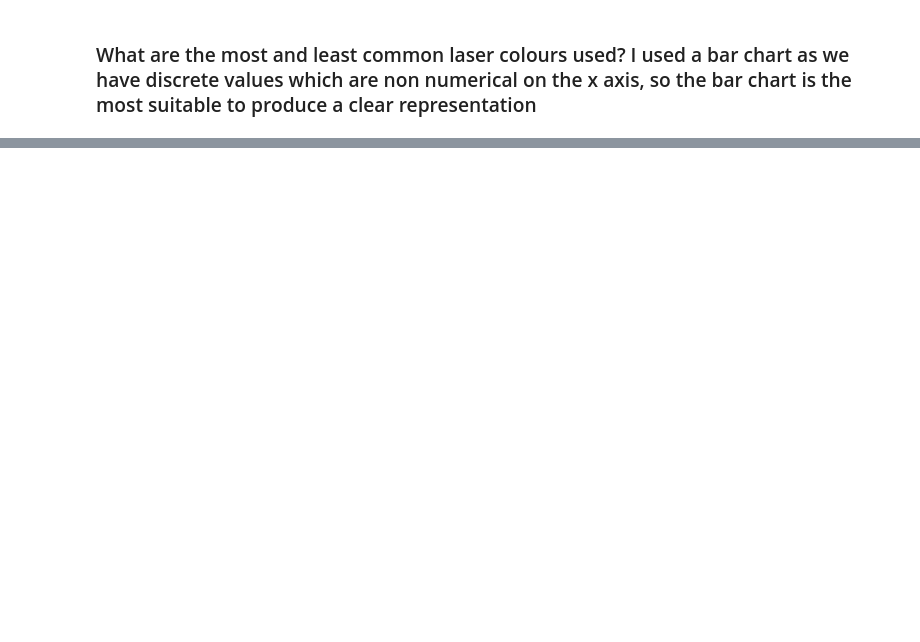
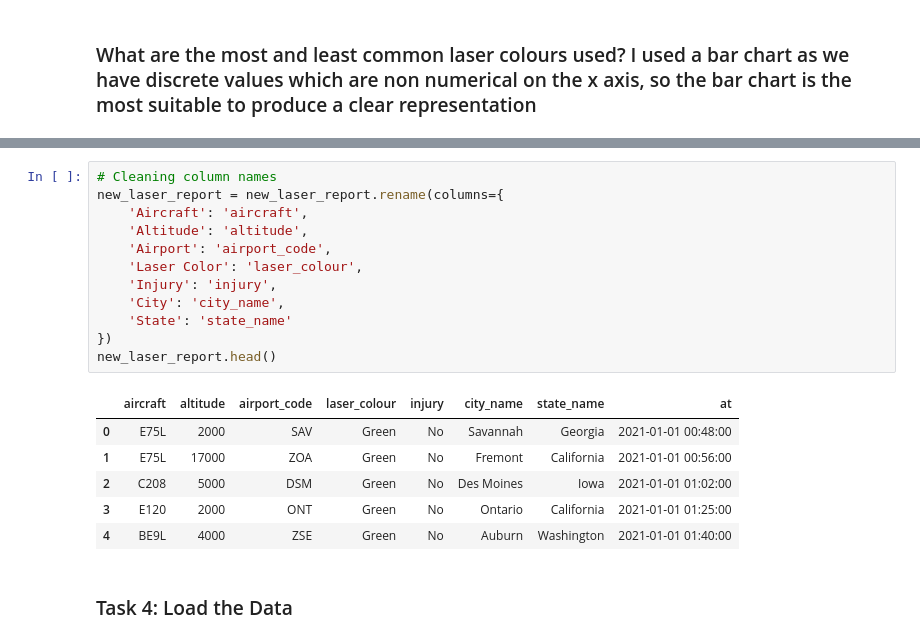
Before and after one commit to yusuf3435V2/Coursework-Data-Analysis-Fundamentals-Week-2, a Jupyter notebook: Coursework_Data_Analysis_Fundamentals_2/challenges.ipynb, the cells around one changed output, grey strips where cells are left out. Drawn from its saved outputs; the diff is of its cells as text; blank space fills up the shorter version.

```diff
--- a/Coursework_Data_Analysis_Fundamentals_2/challenges.ipynb
+++ b/Coursework_Data_Analysis_Fundamentals_2/challenges.ipynb
@@ -384,0 +444,21 @@ alt.Chart(michigan_laser).mark_bar().encode(
+# %%
+# Cleaning column names
+new_laser_report = new_laser_report.rename(columns={
+    'Aircraft': 'aircraft',
+    'Altitude': 'altitude',
+    'Airport': 'airport_code',
+    'Laser Color': 'laser_colour',
+    'Injury': 'injury',
+    'City': 'city_name',
+    'State': 'state_name'
+})
+new_laser_report.head()
+# %% [output]
+|  | aircraft | altitude | airport_code | laser_colour | injury | city_name | state_name | at |
+| 0 | E75L | 2000 | SAV | Green | No | Savannah | Georgia | 2021-01-01 00:48:00 |
+| 1 | E75L | 17000 | ZOA | Green | No | Fremont | California | 2021-01-01 00:56:00 |
+| 2 | C208 | 5000 | DSM | Green | No | Des Moines | Iowa | 2021-01-01 01:02:00 |
+| 3 | E120 | 2000 | ONT | Green | No | Ontario | California | 2021-01-01 01:25:00 |
+| 4 | BE9L | 4000 | ZSE | Green | No | Auburn | Washington | 2021-01-01 01:40:00 |
+# %% [markdown]
+### Task 4: Load the Data
```
Also changed, not shown: parts of 6 cells of this notebook, 3 other files.
